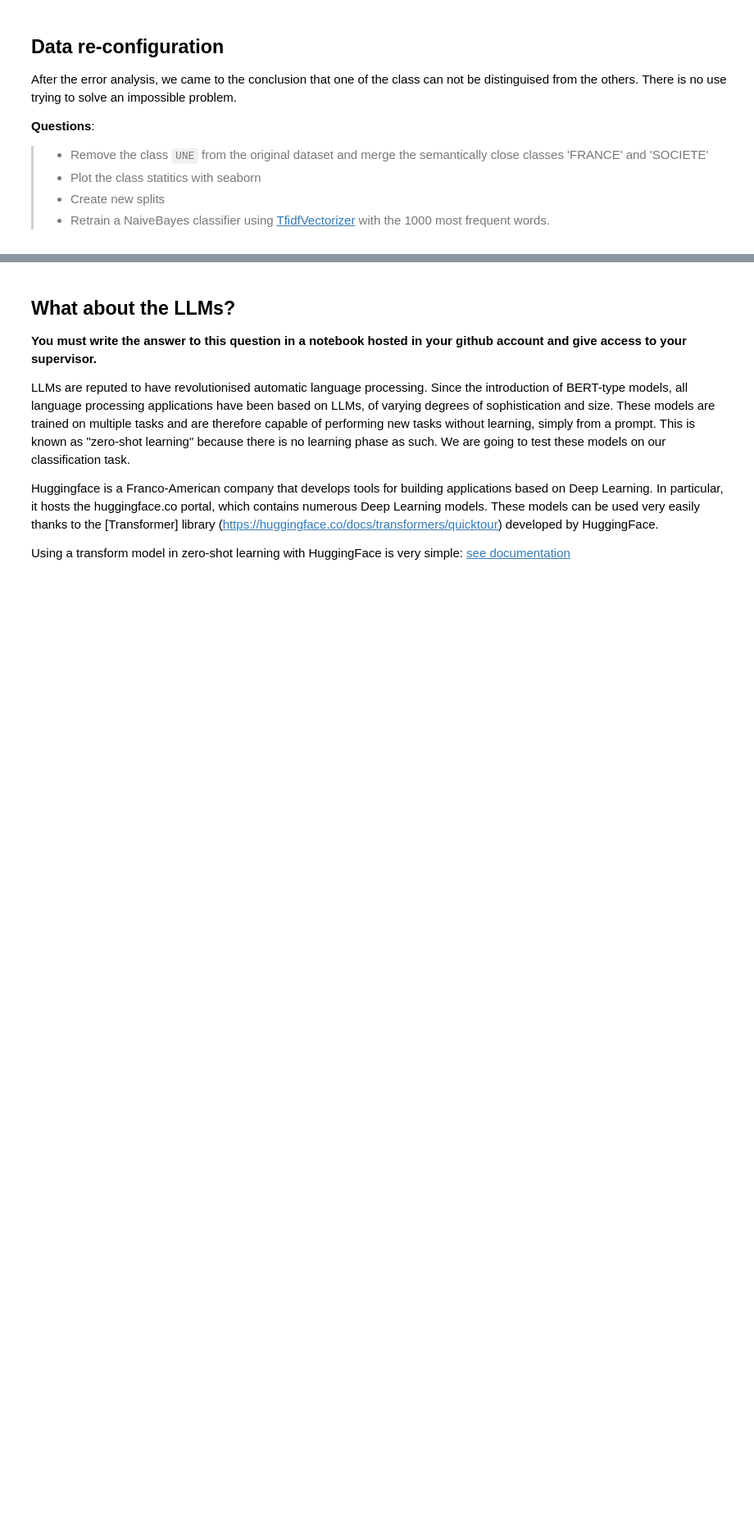
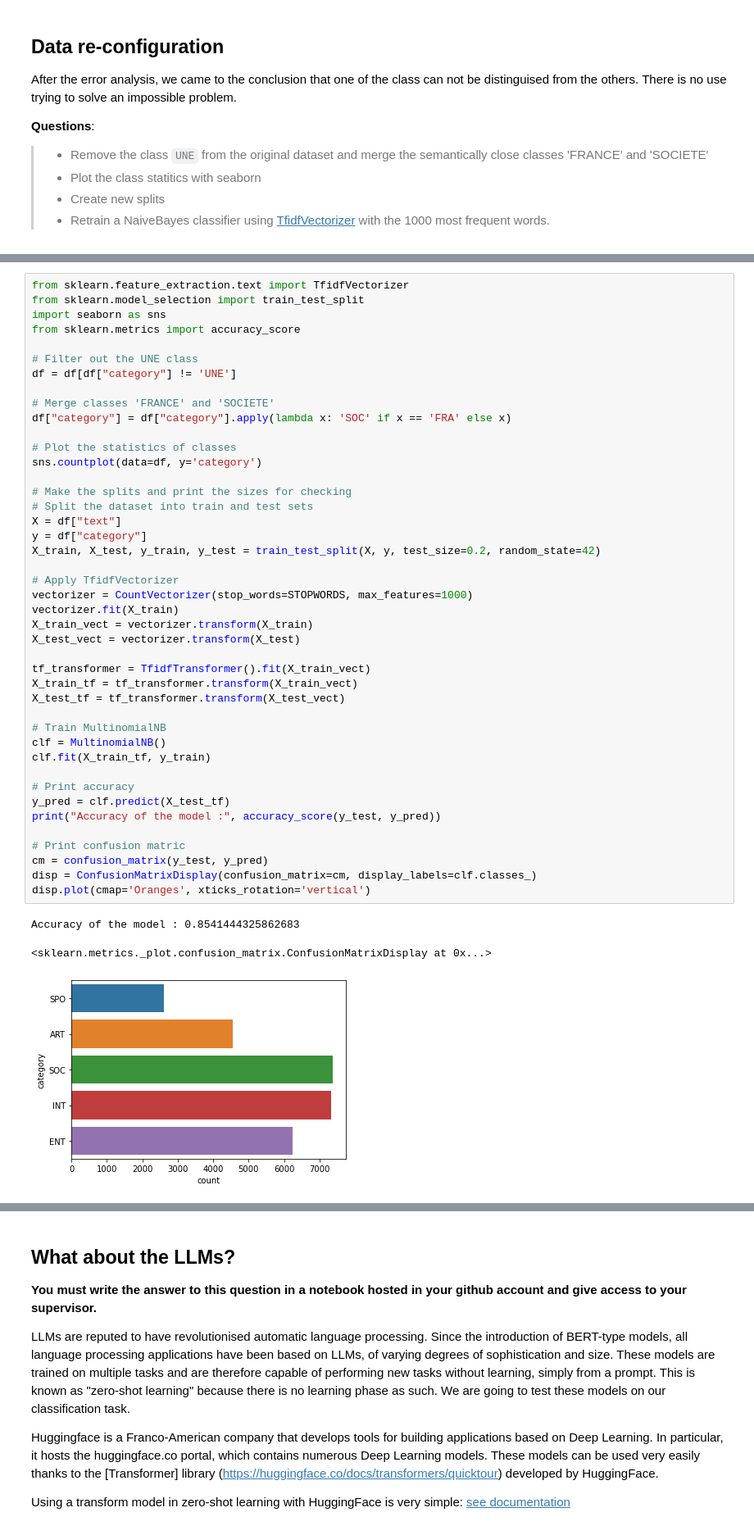
Before and after one commit to AntoineTSP/nlp-lab-text-classification, a Jupyter notebook: TP1_Antoine.ipynb, the cells around one changed output, grey strips where cells are left out. Shown at 82% size. Saved outputs shown, nothing was run; the diff lists cells and outputs as text; blank space fills up the shorter version.

```diff
--- a/TP1_Antoine.ipynb
+++ b/TP1_Antoine.ipynb
@@ -293,0 +271,47 @@ sns.countplot(data=df_second,y='category')
+# %%
+from sklearn.feature_extraction.text import TfidfVectorizer
+from sklearn.model_selection import train_test_split
+import seaborn as sns
+from sklearn.metrics import accuracy_score
+
+# Filter out the UNE class
+df = df[df["category"] != 'UNE']
+
+# Merge classes 'FRANCE' and 'SOCIETE'
+df["category"] = df["category"].apply(lambda x: 'SOC' if x == 'FRA' else x)
+
+# Plot the statistics of classes
+sns.countplot(data=df, y='category')
+
+# Make the splits and print the sizes for checking
+# Split the dataset into train and test sets
+X = df["text"]
+y = df["category"]
+X_train, X_test, y_train, y_test = train_test_split(X, y, test_size=0.2, random_state=42)
+
+# Apply TfidfVectorizer
+vectorizer = CountVectorizer(stop_words=STOPWORDS, max_features=1000)
+vectorizer.fit(X_train)
+X_train_vect = vectorizer.transform(X_train)
+X_test_vect = vectorizer.transform(X_test)
+
+tf_transformer = TfidfTransformer().fit(X_train_vect)
+X_train_tf = tf_transformer.transform(X_train_vect)
+X_test_tf = tf_transformer.transform(X_test_vect)
+
+# Train MultinomialNB
+clf = MultinomialNB()
+clf.fit(X_train_tf, y_train)
+
+# Print accuracy
+y_pred = clf.predict(X_test_tf)
+print("Accuracy of the model :", accuracy_score(y_test, y_pred))
+
+# Print confusion matric
+cm = confusion_matrix(y_test, y_pred)
+disp = ConfusionMatrixDisplay(confusion_matrix=cm, display_labels=clf.classes_)
+disp.plot(cmap='Oranges', xticks_rotation='vertical')
+# %% [output]
+Accuracy of the model : 0.8541444325862683
+<sklearn.metrics._plot.confusion_matrix.ConfusionMatrixDisplay at 0x...>
+[figure, added]
```
Also changed, not shown: parts of 15 cells of this notebook.
